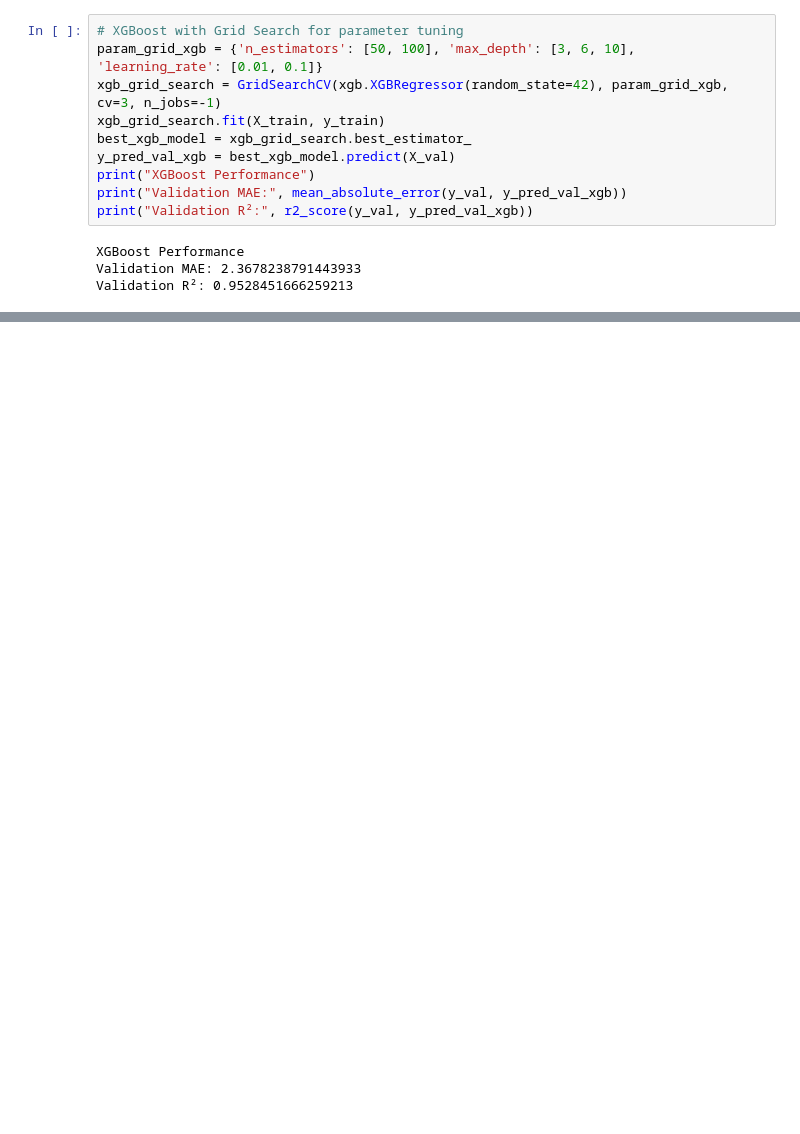
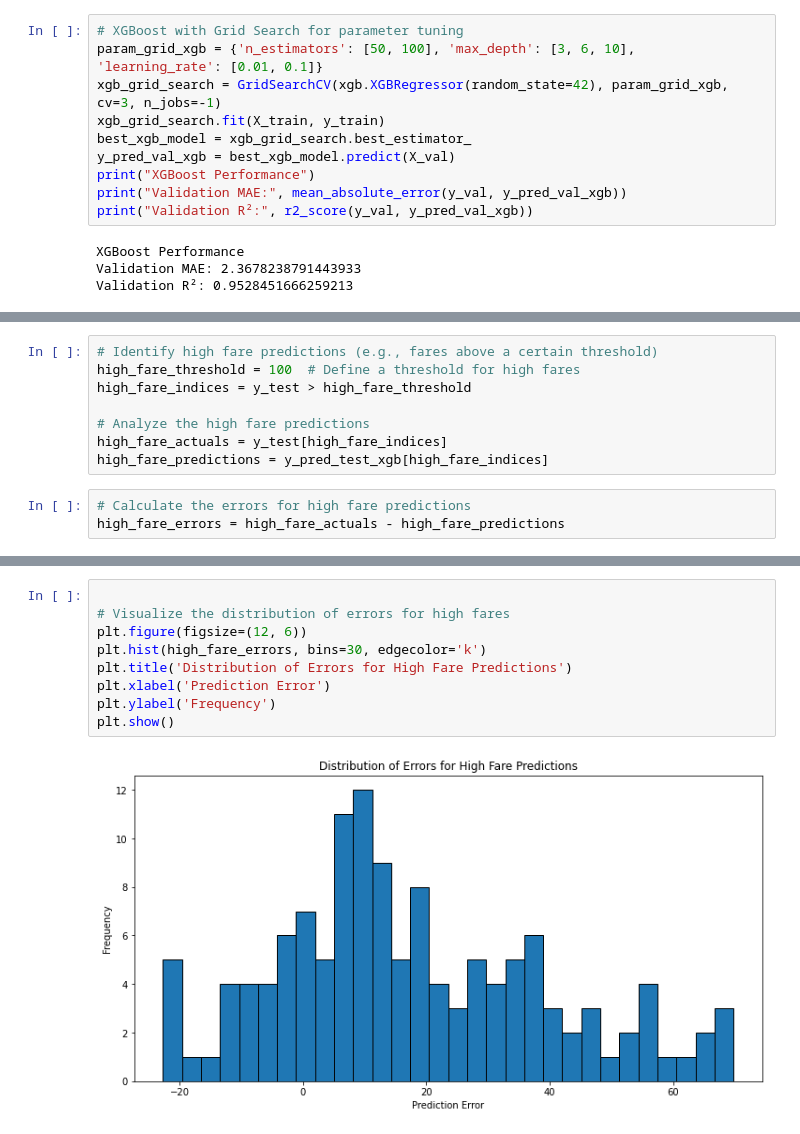
Before and after one commit to doli99/Advanced_Data_Analytics_Advanced_Programming_UNIL_MsCM_BA_Mariam_Dolidze_2024, a Jupyter notebook: 5. Modeling.ipynb, the cells around one changed output, grey strips where cells are left out. Drawn from its saved outputs; the diff is of its cells as text; blank space fills up the shorter version.

```diff
--- a/5. Modeling.ipynb
+++ b/5. Modeling.ipynb
@@ -480,0 +535,11 @@ print(performance_df)
+# %%
+# Identify high fare predictions (e.g., fares above a certain threshold)
+high_fare_threshold = 100  # Define a threshold for high fares
+high_fare_indices = y_test > high_fare_threshold
+
+# Analyze the high fare predictions
+high_fare_actuals = y_test[high_fare_indices]
+high_fare_predictions = y_pred_test_xgb[high_fare_indices]
+# %%
+# Calculate the errors for high fare predictions
+high_fare_errors = high_fare_actuals - high_fare_predictions
@@ -480,0 +555,11 @@ print(performance_df)
+# %%
+
+# Visualize the distribution of errors for high fares
+plt.figure(figsize=(12, 6))
+plt.hist(high_fare_errors, bins=30, edgecolor='k')
+plt.title('Distribution of Errors for High Fare Predictions')
+plt.xlabel('Prediction Error')
+plt.ylabel('Frequency')
+plt.show()
+# %% [output]
+[figure, added]
```
Also changed, not shown: parts of 40 cells of this notebook.
